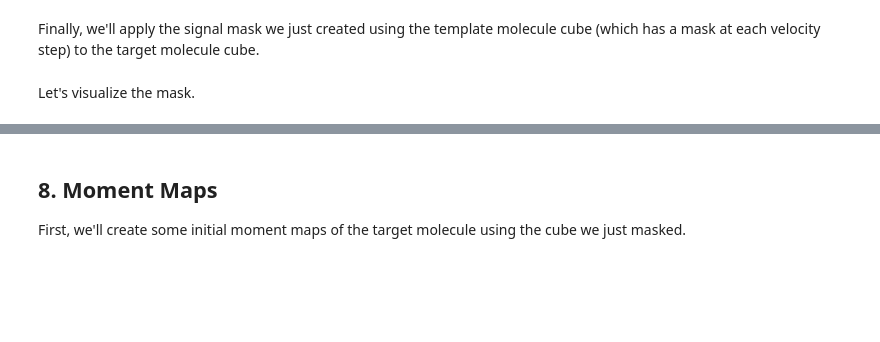
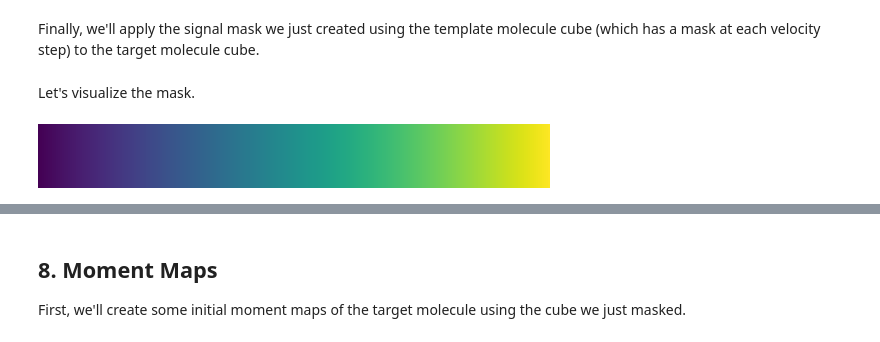
Before and after one commit to abulatek/brick, a Jupyter notebook: first_results/CH3CNMasking_v1.ipynb, the cells around one changed output, grey strips where cells are left out. Cells and saved outputs as stored; diff of their text form; code cells hidden in the pictures; blank space fills up the shorter version.

```diff
--- a/first_results/CH3CNMasking_v1.ipynb
+++ b/first_results/CH3CNMasking_v1.ipynb
@@ -420 +423,5 @@ Let's visualize the mask.
+# %%
+pl.matplotlib.cm.viridis.copy()
+# %% [output]
+[figure, added]
 # %%
```
Also changed, not shown: parts of 4 cells of this notebook, 10 other files.
